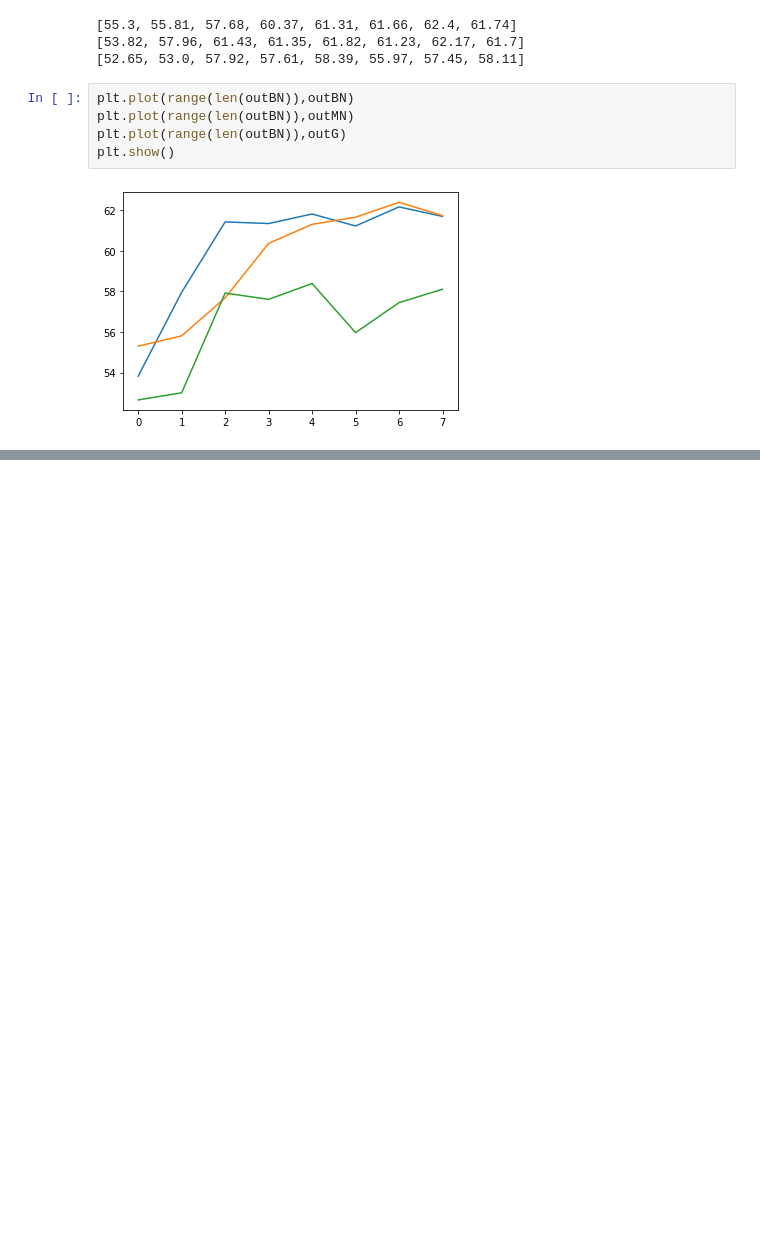
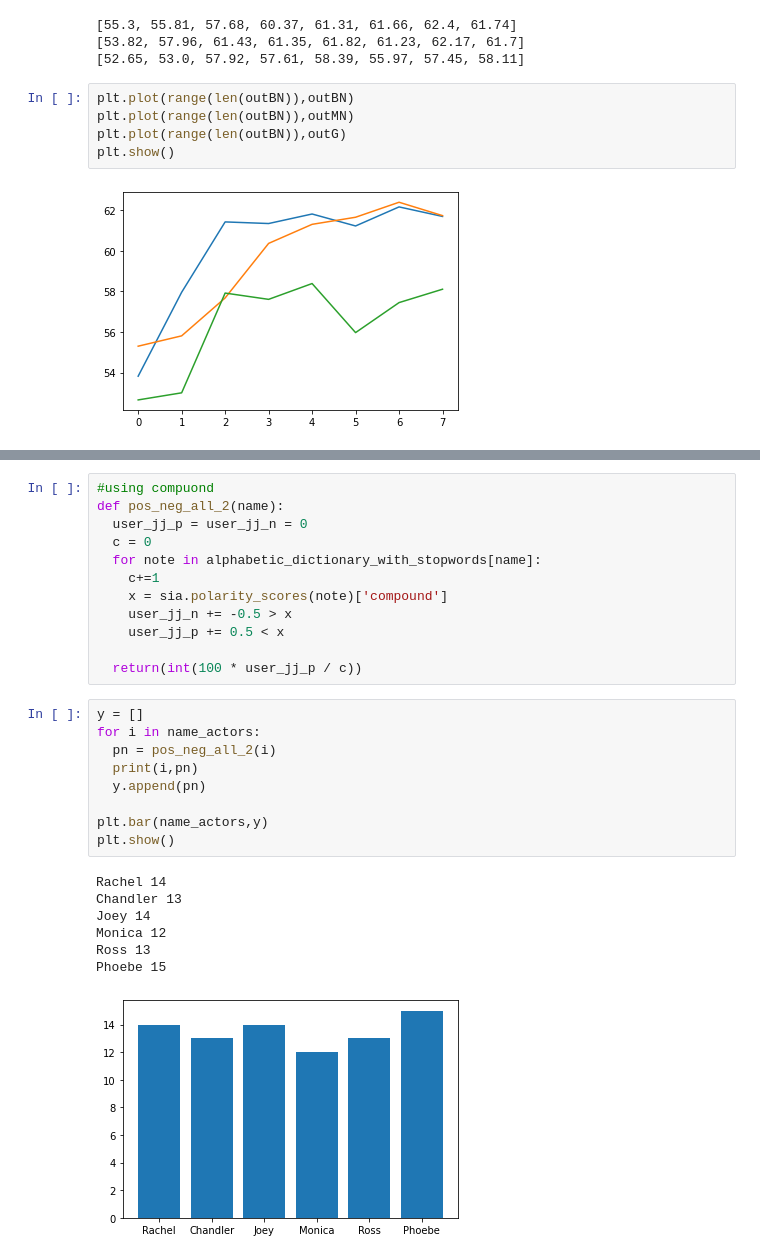
Before and after one commit to aSafarpoor/NLP-HW2, a Jupyter notebook: NLP_HW2.ipynb, the cells around one changed output, grey strips where cells are left out. Cells and saved outputs as stored; diff of their text form; blank space fills up the shorter version.

```diff
--- a/NLP_HW2.ipynb
+++ b/NLP_HW2.ipynb
@@ -1321,0 +1485,29 @@ plt.show()
+# %%
+#using compuond
+def pos_neg_all_2(name):
+  user_jj_p = user_jj_n = 0
+  c = 0
+  for note in alphabetic_dictionary_with_stopwords[name]:
+    c+=1
+    x = sia.polarity_scores(note)['compound']
+    user_jj_n += -0.5 > x
+    user_jj_p += 0.5 < x
+
+  return(int(100 * user_jj_p / c))
+# %%
+y = []
+for i in name_actors:
+  pn = pos_neg_all_2(i)
+  print(i,pn)
+  y.append(pn)
+
+plt.bar(name_actors,y)
+plt.show()
+# %% [output]
+Rachel 14
+Chandler 13
+Joey 14
+Monica 12
+Ross 13
+Phoebe 15
+[figure, added]
```
Also changed, not shown: parts of 40 cells of this notebook.
